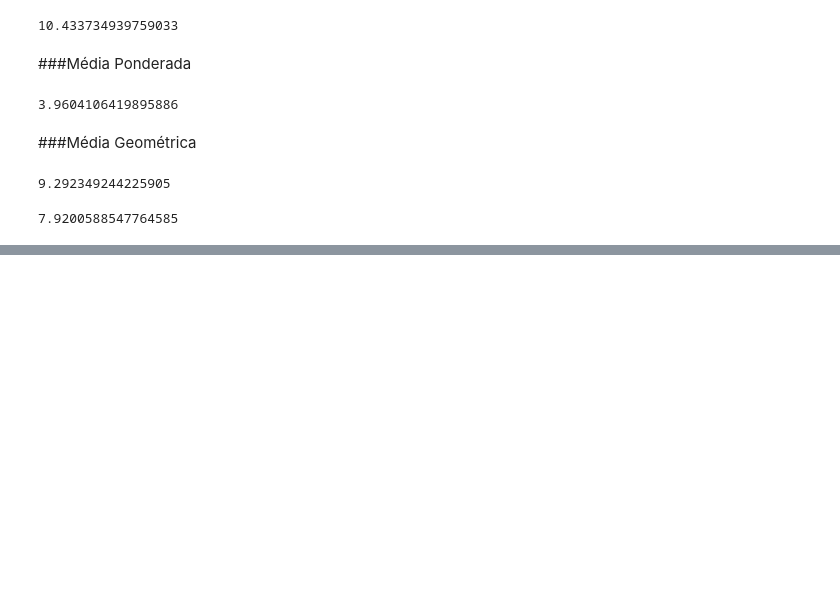
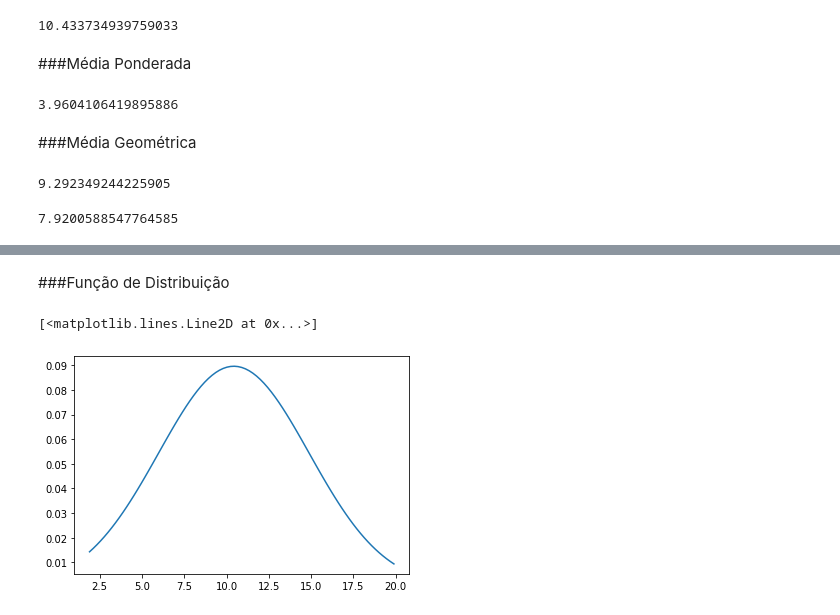
Before and after one commit to wernenveiga/fundamentos-de-ciencia-de-dados, a Jupyter notebook: Curso_de_Ciência_de_Dados.ipynb, the cells around one changed output, grey strips where cells are left out. Saved outputs shown, nothing was run; the diff lists cells and outputs as text; code cells hidden in the pictures; blank space fills up the shorter version.

```diff
--- a/Curso_de_Ciência_de_Dados.ipynb
+++ b/Curso_de_Ciência_de_Dados.ipynb
@@ -252,0 +291,22 @@ media_harmonica
+# %%
+sono = df_mamiferos["sleep_total"]
+# %%
+media_sono = sono.mean()
+desvio_padrao = sono.std()
+minimo_sono = sono.min()
+maximo_sono = sono.max()
+n = sono.count()
+# %% [markdown]
+###Função de Distribuição
+# %%
+distribuicao_sono = stats.norm(media_sono, desvio_padrao)
+# %%
+x = np.linspace(minimo_sono, maximo_sono, n)
+##Distribuição pontual (PDF)
+y = distribuicao_sono.pdf(x)
+# %%
+#Gráfico PDF
+plt.plot(x, y)
+# %% [output]
+[<matplotlib.lines.Line2D at 0x...>]
+[figure, added]
```
Also changed, not shown: parts of 9 cells of this notebook.
